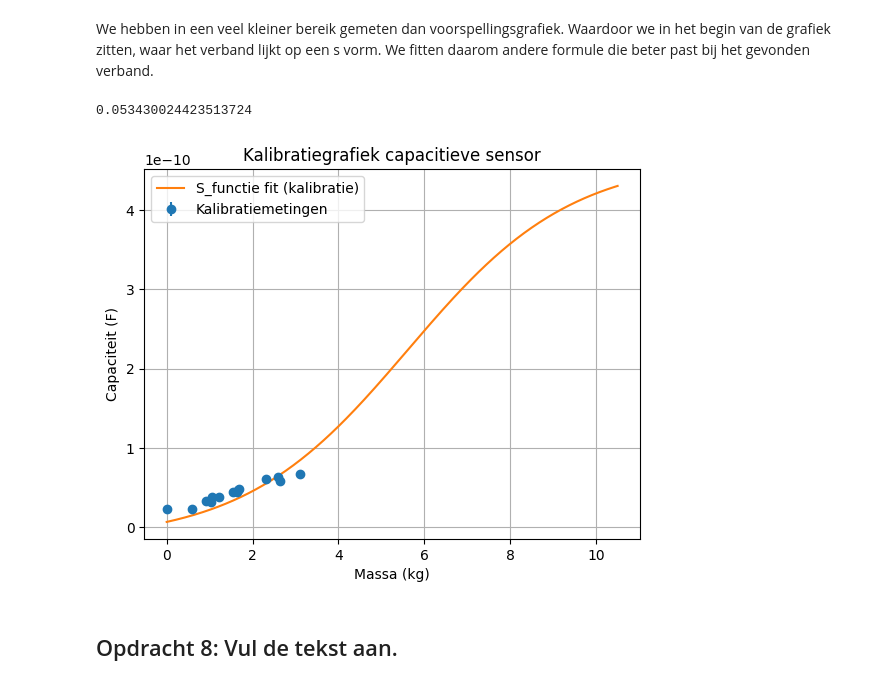
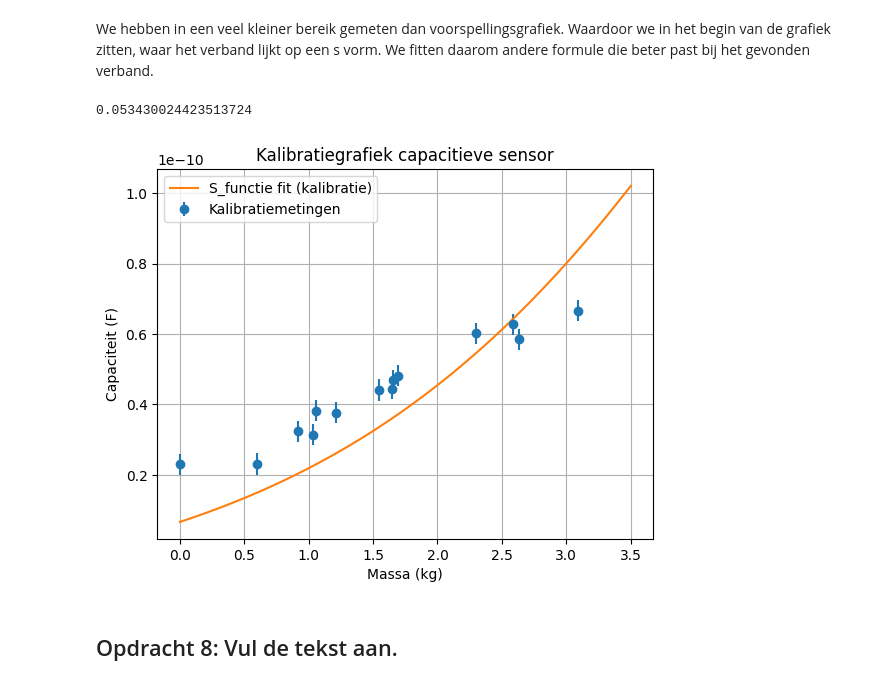
Before and after one commit to korne-Hoendervangers/opdrachten-DEF-D-KorneHoendervangers, a Jupyter notebook: FysiekeOntwerpopdrachten/2OntwerpEenSensorCondensator/DEFOntwerpopdracht2OntwerpEenSensorInvulTemplate.ipynb, the cells around one changed output. Drawn from its saved outputs; the diff is of its cells as text; code cells hidden in the pictures.

```diff
--- a/FysiekeOntwerpopdrachten/2OntwerpEenSensorCondensator/DEFOntwerpopdracht2OntwerpEenSensorInvulTemplate.ipynb
+++ b/FysiekeOntwerpopdrachten/2OntwerpEenSensorCondensator/DEFOntwerpopdracht2OntwerpEenSensorInvulTemplate.ipynb
@@ -181,33 +181,33 @@ We hebben in een veel kleiner bereik gemeten dan voorspellingsgrafiek. Waardoor
 # %%
 import numpy as np
 import matplotlib.pyplot as plt
 from scipy.optimize import curve_fit
 
 Massa_kalibratie = np.array([0,600.3,1033,1692.4,3093.1,2635.3,1546.4,1060.8,919.5,1209.7,1643.3,2302.0,2589.1,1656.1])/1000
 
 Capaciteit_kalibratie = np.array([23,23.1,31.4,48.2,66.6,58.5,44.1,38.2,32.4,37.6,44.5,60.2,62.8,46.9])*10**-12
 
 onzekerheid_C = 3 *10**-12 # F
 
 popt, pcov = curve_fit(ontwerpfit, Massa_kalibratie, Capaciteit_kalibratie)
 
-m_plot = np.linspace(0, 10.500, 300)
+m_plot = np.linspace(0, 3.500, 300)
 print(*popt)
 plt.figure()
 plt.errorbar(Massa_kalibratie, Capaciteit_kalibratie,yerr=onzekerheid_C, fmt='o', label='Kalibratiemetingen')
 
 plt.plot(m_plot, ontwerpfit(m_plot, *popt),label='S_functie fit (kalibratie)')
 
 
 plt.xlabel('Massa (kg)')
 plt.ylabel('Capaciteit (F)')
 plt.title('Kalibratiegrafiek capacitieve sensor')
 plt.grid()
 plt.legend()
 plt.show()
 # %% [output]
 0.053430024423513724
-[figure, old version]
+[figure, new version]
 # %% [markdown]
 ## Opdracht 8: Vul de tekst aan.
 # %% [markdown]
```
Also changed, not shown: parts of 1 cell of this notebook.
